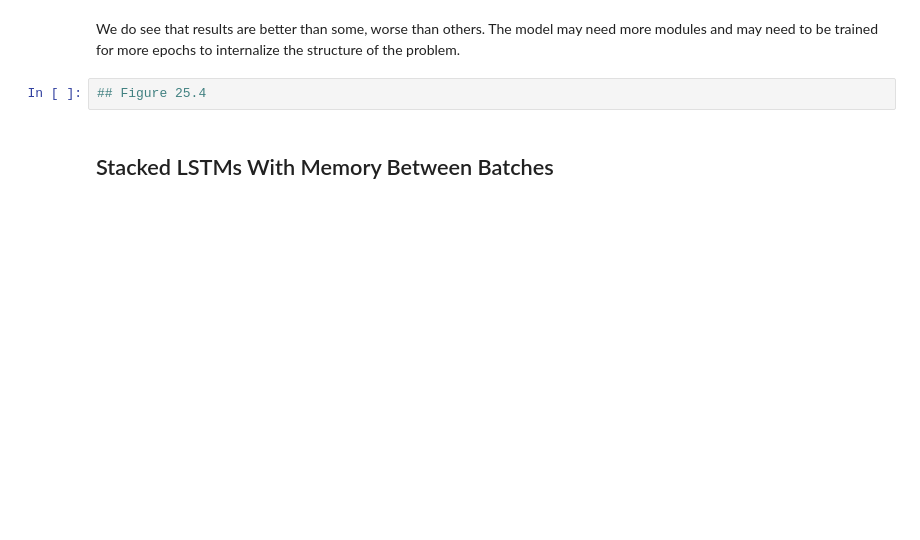
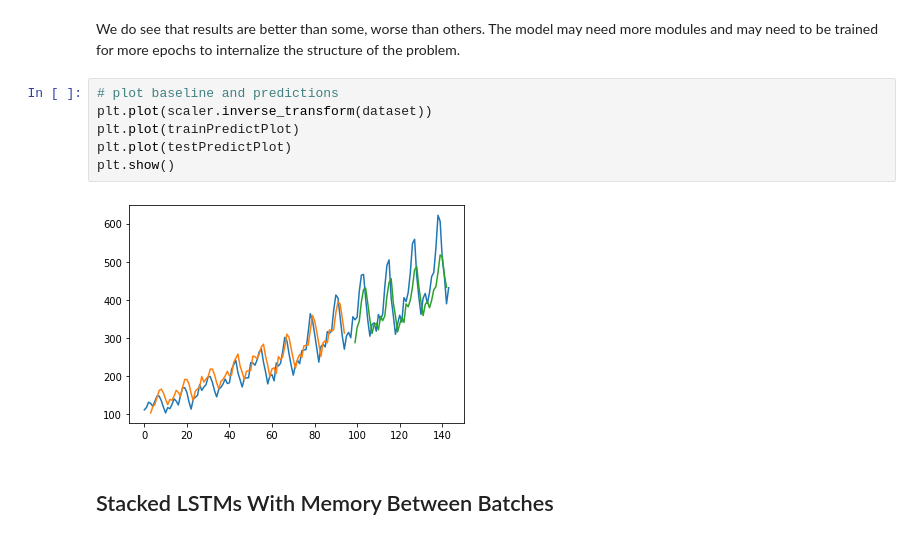
Before and after one commit to eccnil/deep-learning-exercises, a Jupyter notebook: 3.Recurrent Neural Networks/1.Lessons/2.Time Series Prediction with LSTM Recurrent Neural Networks.ipynb, the cells around one changed output. Drawn from its saved outputs; the diff is of its cells as text; blank space fills up the shorter version.

```diff
--- a/3.Recurrent Neural Networks/1.Lessons/2.Time Series Prediction with LSTM Recurrent Neural Networks.ipynb
+++ b/3.Recurrent Neural Networks/1.Lessons/2.Time Series Prediction with LSTM Recurrent Neural Networks.ipynb
@@ -154,7 +437,13 @@ Running the example provides the following output:
 # %% [markdown]
 We do see that results are better than some, worse than others. The model may need more modules and may need to be trained for more epochs to internalize the structure of the problem.
-# %%
-## Figure 25.4
+# %%
+# plot baseline and predictions
+plt.plot(scaler.inverse_transform(dataset))
+plt.plot(trainPredictPlot)
+plt.plot(testPredictPlot)
+plt.show()
+# %% [output]
+[figure, added]
 # %% [markdown]
 ## Stacked LSTMs With Memory Between Batches
 # %% [markdown]
```
Also changed, not shown: parts of 42 cells of this notebook.
